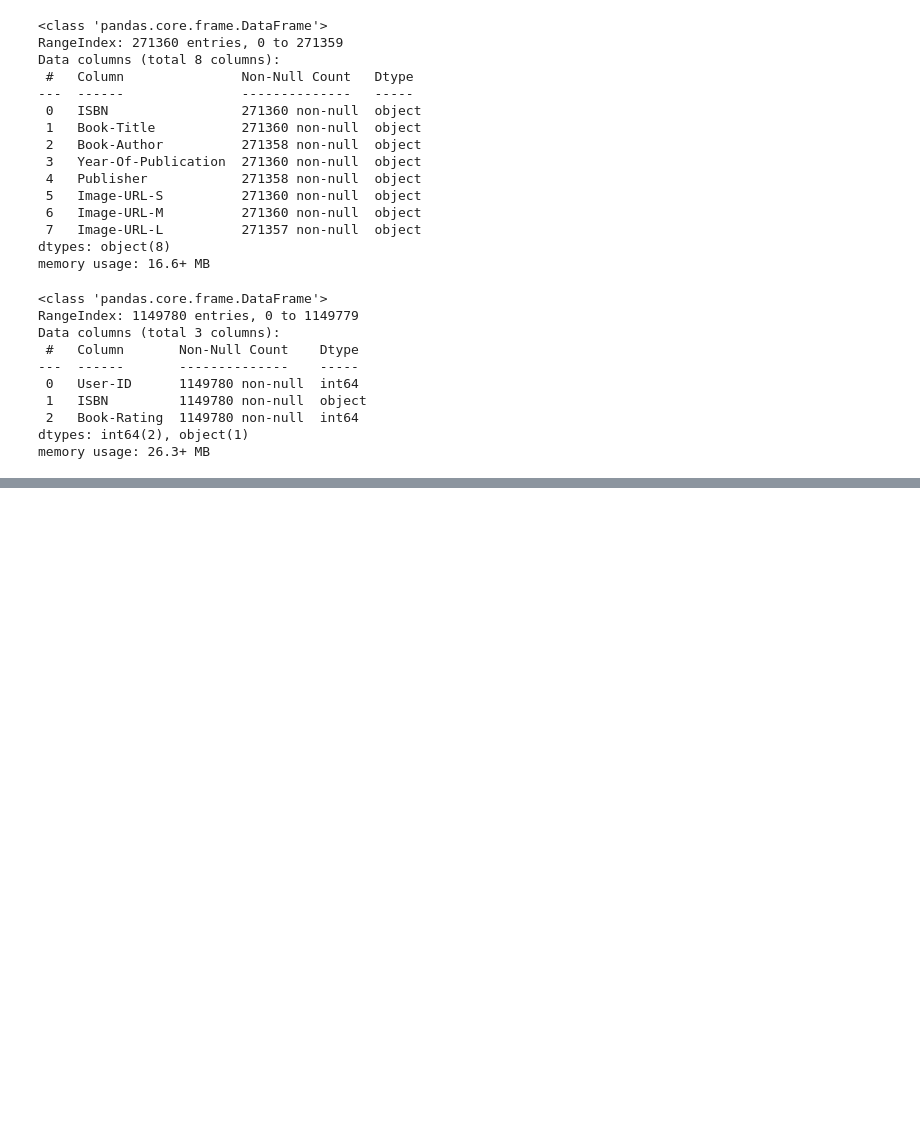
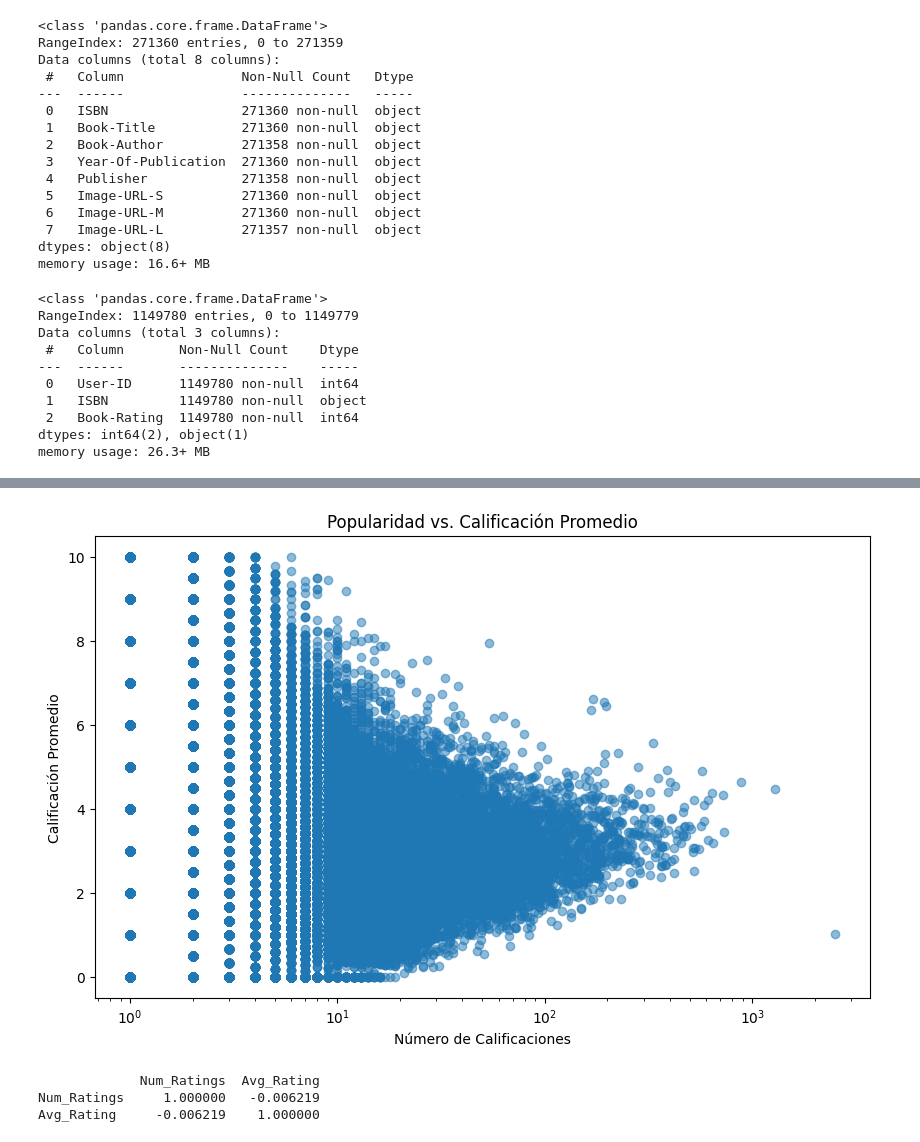
Before and after one commit to GitElean/DL_6_7, a Jupyter notebook: recommendation.ipynb, the cells around one changed output, grey strips where cells are left out. Drawn from its saved outputs; the diff is of its cells as text; code cells hidden in the pictures; blank space fills up the shorter version.

```diff
--- a/recommendation.ipynb
+++ b/recommendation.ipynb
@@ -86,0 +171,25 @@ memory usage: 26.3+ MB
+# %%
+# Calcular cuántas veces se ha calificado cada libro
+book_popularity = ratings['ISBN'].value_counts()
+
+# Unir la popularidad del libro (número de calificaciones) con su calificación promedio
+book_avg_rating = ratings.groupby('ISBN')['Book-Rating'].mean()
+popularity_rating_df = pd.DataFrame({'Num_Ratings': book_popularity, 'Avg_Rating': book_avg_rating})
+
+# Gráfico de dispersión para evaluar la relación entre la popularidad y la calificación promedio
+plt.figure(figsize=(10, 6))
+plt.scatter(popularity_rating_df['Num_Ratings'], popularity_rating_df['Avg_Rating'], alpha=0.5)
+plt.title('Popularidad vs. Calificación Promedio')
+plt.xlabel('Número de Calificaciones')
+plt.ylabel('Calificación Promedio')
+plt.xscale('log')  # Escala logarítmica para una mejor visualización
+plt.show()
+
+# Analizar correlación
+correlation = popularity_rating_df.corr()
+print(correlation)
+# %% [output]
+[figure, added]
+             Num_Ratings  Avg_Rating
+Num_Ratings     1.000000   -0.006219
+Avg_Rating     -0.006219    1.000000
```
Also changed, not shown: parts of 18 cells of this notebook.
